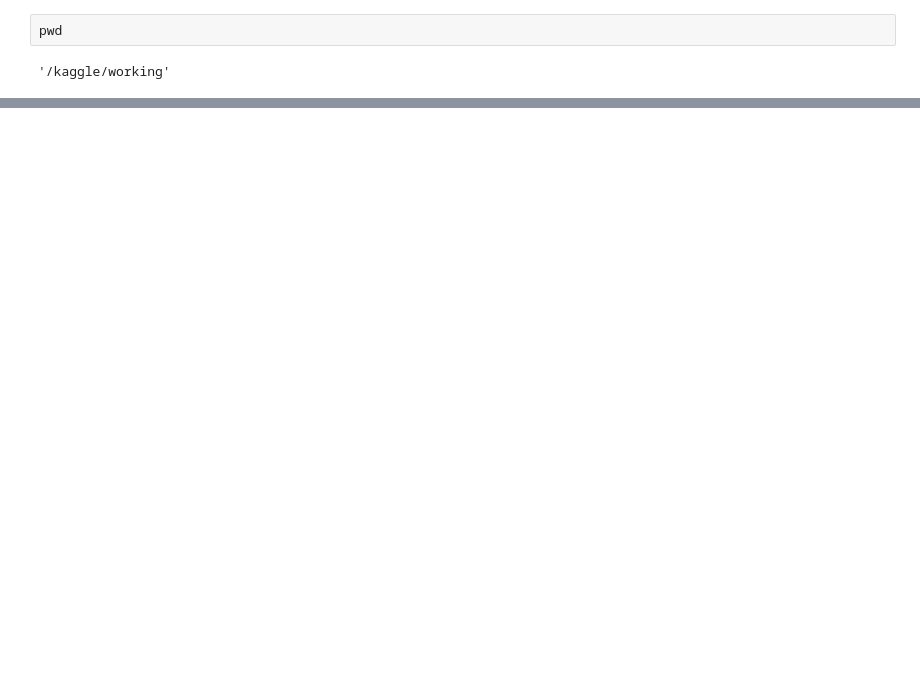
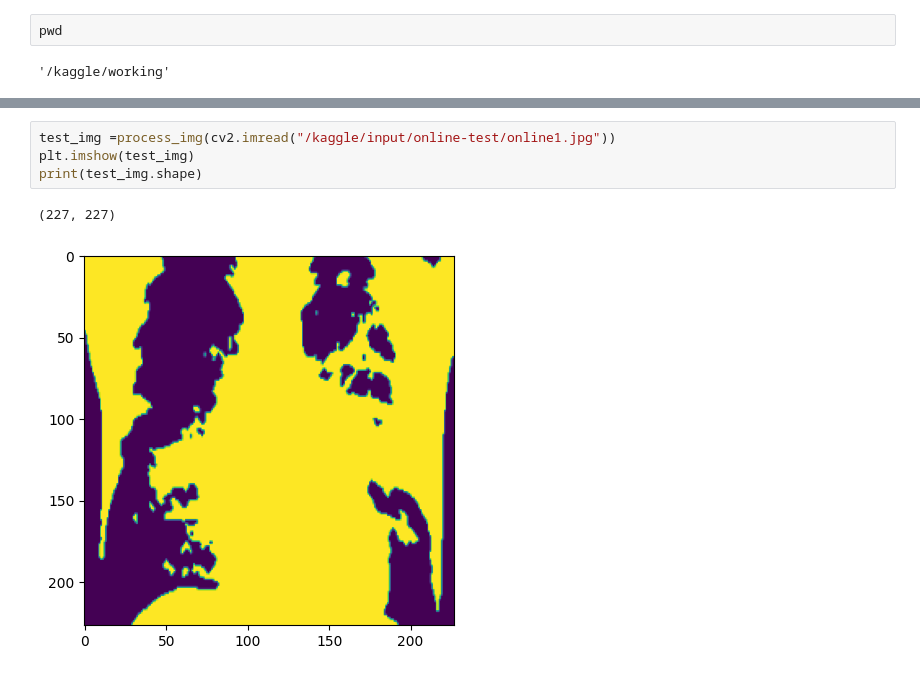
Before and after one commit to sanjoggaihre/Pneumonia_detection_using_CNN, a Jupyter notebook: pneumonia-prediction.ipynb, the cells around one changed output, grey strips where cells are left out. Saved outputs shown, nothing was run; the diff lists cells and outputs as text; blank space fills up the shorter version.

```diff
--- a/pneumonia-prediction.ipynb
+++ b/pneumonia-prediction.ipynb
@@ -321,0 +327,7 @@ plt.show()
+# %%
+test_img =process_img(cv2.imread("/kaggle/input/online-test/online1.jpg"))
+plt.imshow(test_img)
+print(test_img.shape)
+# %% [output]
+(227, 227)
+[figure, added]
```
Also changed, not shown: parts of 23 cells of this notebook.
